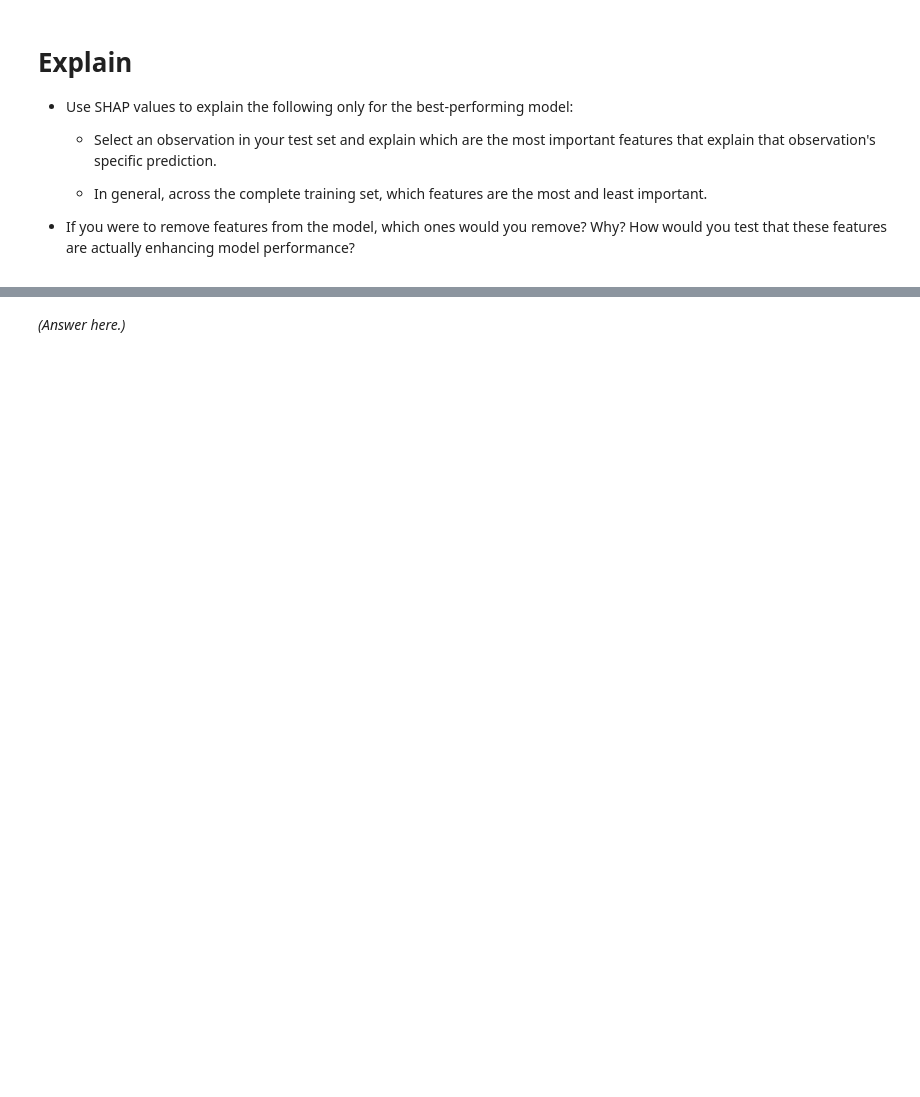
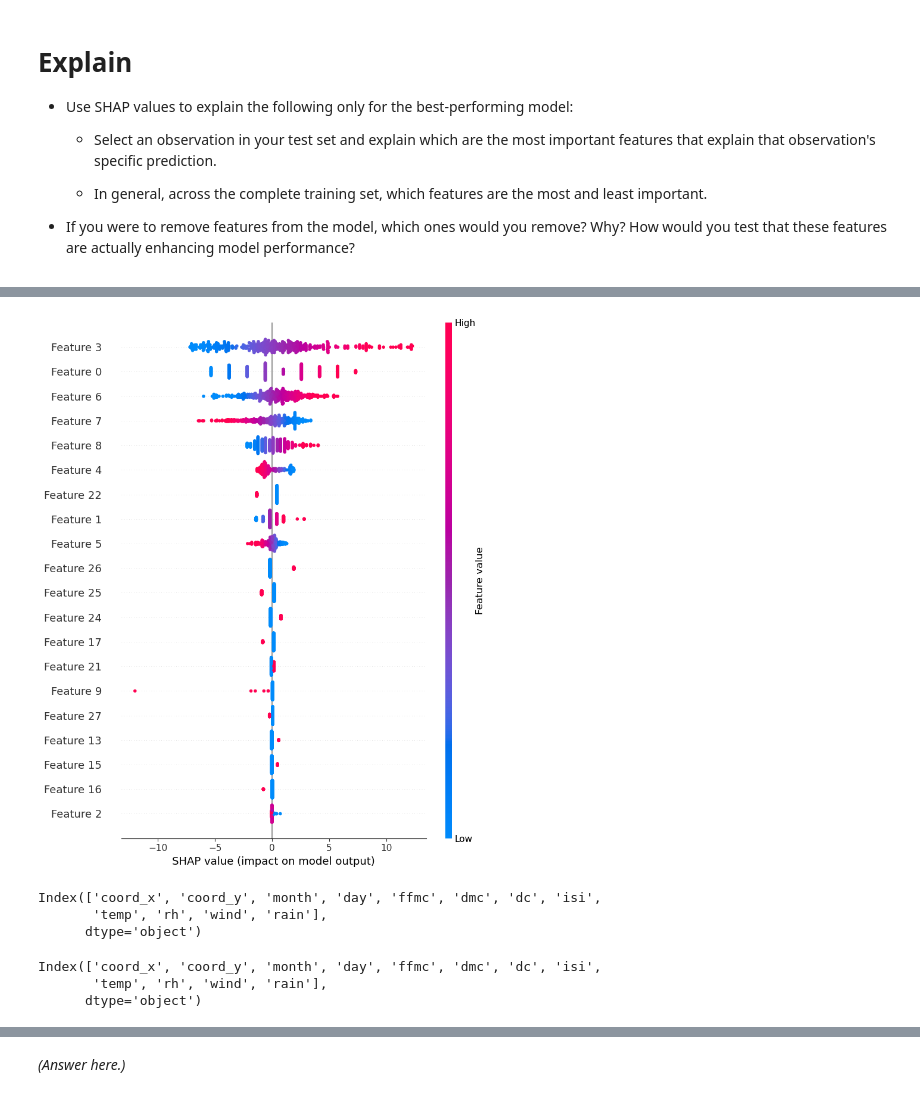
Before and after one commit to maksymchyk/production, a Jupyter notebook: 02_activities/assignments/assignment_3.ipynb, the cells around one changed output, grey strips where cells are left out. Saved outputs shown, nothing was run; the diff lists cells and outputs as text; code cells hidden in the pictures; blank space fills up the shorter version.

```diff
--- a/02_activities/assignments/assignment_3.ipynb
+++ b/02_activities/assignments/assignment_3.ipynb
@@ -199,7 +199,7 @@ log_transformer = FunctionTransformer(np.log1p, validate=True)
 # Preprocessing 2: Scaling and non-linear transformation
 preproc2 = ColumnTransformer(
     transformers=[
-        ('num', StandardScaler(), ['FFMC', 'DMC', 'DC', 'ISI', 'RH']),  # Scaling for other numeric features
+        ('num', StandardScaler(), ['coord_x', 'coord_y','ffmc', 'dmc', 'dc', 'isi', 'rh']),  # Scaling for other numeric features
         ('log', log_transformer, ['temp', 'wind', 'rain']),             # Log transform for skewed features
         ('cat', OneHotEncoder(handle_unknown='ignore'), cat_cols)                              # One-hot encoding for categorical features
     ])
@@ -344,0 +517,23 @@ You can try to debug the error by setting error_score='raise'.
+# %%
+# Pipeline D: HistGradientBoosting Regressor
+param_grid_D = {
+    'regressor__max_iter': [50, 100, 150, 200],  # Tuning the max iterations for HistGradientBoosting
+    'regressor__learning_rate': [0.01, 0.05, 0.1, 0.2]  # Tuning the learning rate for HistGradientBoosting
+}
+
+grid_search_D = GridSearchCV(pipeline_D, param_grid_D, cv=5, scoring='neg_mean_absolute_error', n_jobs=-1)
+grid_search_D.fit(X_train, y_train)
+
+# Best model and its parameters for Pipeline D
+print("Best Hyperparameters for Pipeline D:", grid_search_D.best_params_)
+print("Best Cross-Validation MAE for Pipeline D:", -grid_search_D.best_score_)
+
+# Test the best model on the test set
+y_pred_D = grid_search_D.predict(X_test)
+mae_D = mean_absolute_error(y_test, y_pred_D)
+print("Test Set MAE for Pipeline D:", mae_D)
+
+# Create DataFrame for fold-level results (Pipeline D)
+cv_results_D = pd.DataFrame(grid_search_D.cv_results_)
+print("Fold-level results for Pipeline D:")
+print(cv_results_D[['param_regressor__max_iter', 'param_regressor__learning_rate', 'mean_test_score', 'std_test_score']])
@@ -362,0 +636,30 @@ You can try to debug the error by setting error_score='raise'.
+# %%
+import shap
+
+# Get the best model from the GridSearchCV
+best_model_A = grid_search_A.best_estimator_
+
+# Get the training data (X_train) used in the pipeline
+X_train_transformed = best_model_A.named_steps['preprocessing'].transform(X_train)
+
+# Initialize SHAP explainer
+explainer = shap.Explainer(best_model_A.named_steps['regressor'], X_train_transformed)
+
+# Get SHAP values for the training set
+shap_values_train = explainer.shap_values(X_train_transformed)
+
+# Create a summary plot to see which features are most important across the training set
+shap.summary_plot(shap_values_train, X_train_transformed)
+print(X_train.columns)
+# %% [output]
+[figure, added]
+Index(['coord_x', 'coord_y', 'month', 'day', 'ffmc', 'dmc', 'dc', 'isi',
+       'temp', 'rh', 'wind', 'rain'],
+      dtype='object')
+# %%
+# Examine the original dataset
+print(X_train.columns)
+# %% [output]
+Index(['coord_x', 'coord_y', 'month', 'day', 'ffmc', 'dmc', 'dc', 'isi',
+       'temp', 'rh', 'wind', 'rain'],
+      dtype='object')
```
Also changed, not shown: parts of 18 cells of this notebook.
